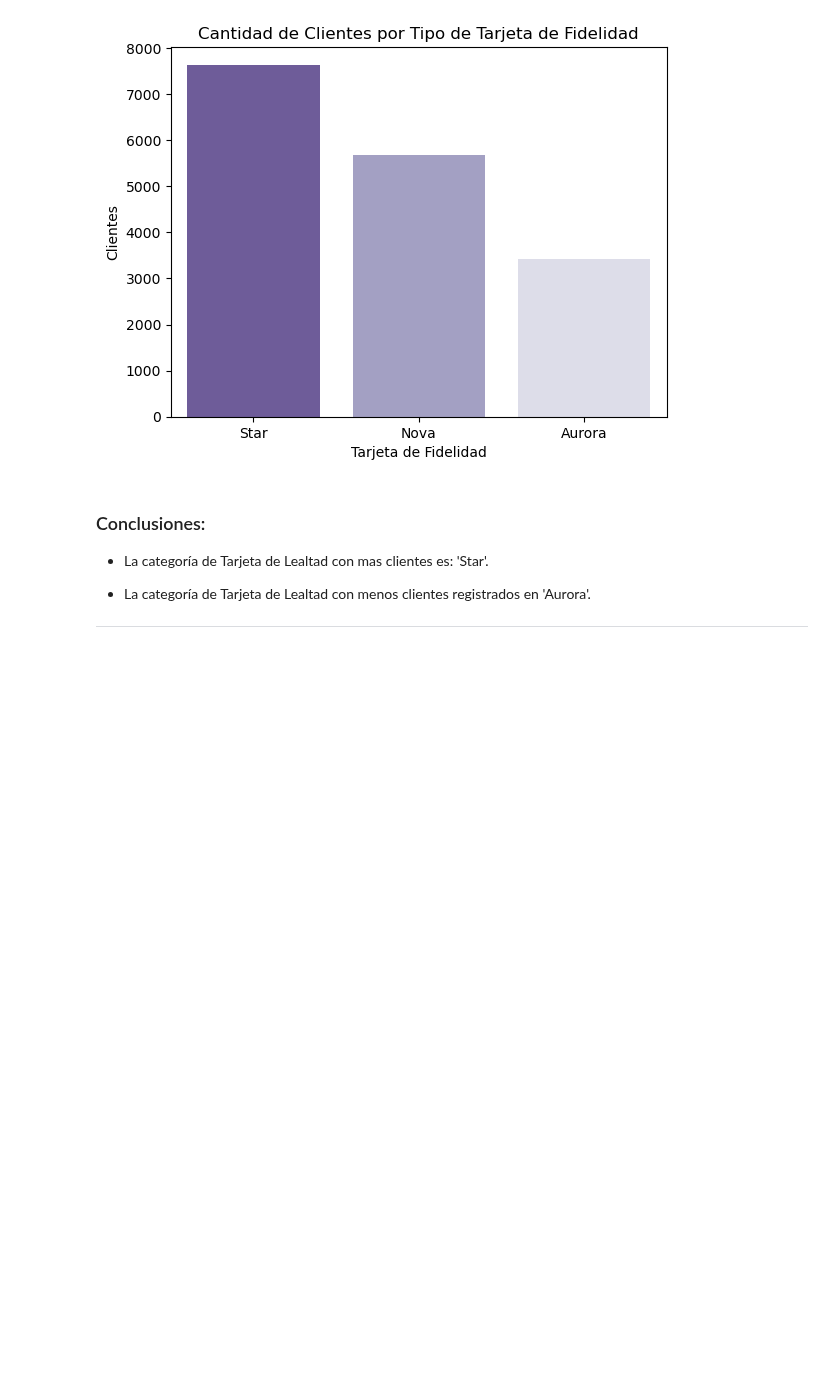
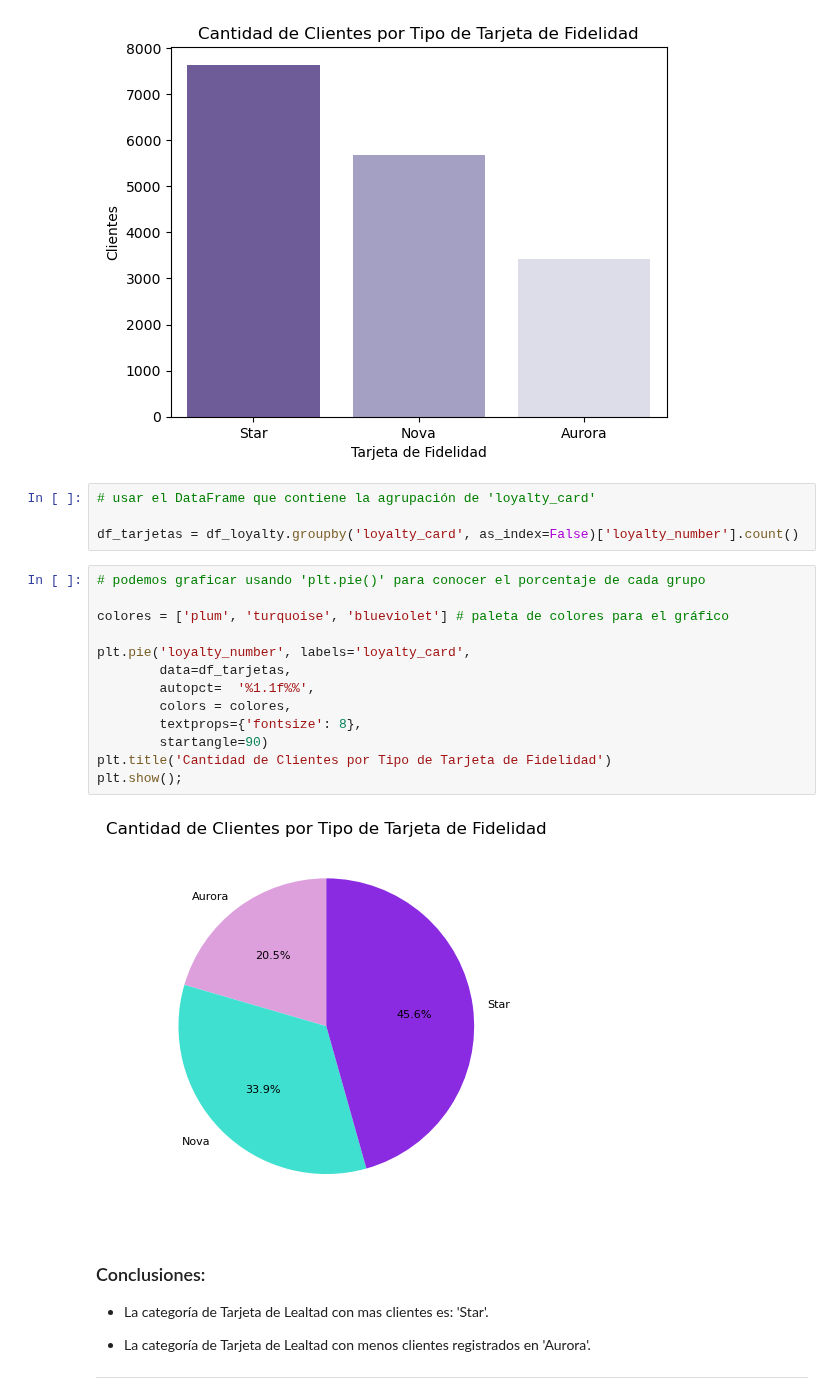
Before and after one commit to Adalab/bda-modulo-3-evaluacion-final-MarPastor, a Jupyter notebook: notebook/final_evaluation_mod3_marpastor.ipynb, the cells around one changed output. Saved outputs shown, nothing was run; the diff lists cells and outputs as text; blank space fills up the shorter version.

```diff
--- a/notebook/final_evaluation_mod3_marpastor.ipynb
+++ b/notebook/final_evaluation_mod3_marpastor.ipynb
@@ -1518,6 +1518,25 @@ plt.xlabel('Tarjeta de Fidelidad')
 plt.show();
 # %% [output]
 [figure]
+# %%
+# usar el DataFrame que contiene la agrupación de 'loyalty_card'
+
+df_tarjetas = df_loyalty.groupby('loyalty_card', as_index=False)['loyalty_number'].count()
+# %%
+# podemos graficar usando 'plt.pie()' para conocer el porcentaje de cada grupo
+
+colores = ['plum', 'turquoise', 'blueviolet'] # paleta de colores para el gráfico
+
+plt.pie('loyalty_number', labels='loyalty_card',
+        data=df_tarjetas,
+        autopct=  '%1.1f%%',
+        colors = colores,
+        textprops={'fontsize': 8},
+        startangle=90)
+plt.title('Cantidad de Clientes por Tipo de Tarjeta de Fidelidad')
+plt.show();
+# %% [output]
+[figure, added]
 # %% [markdown]
 ### Conclusiones:
 
```
Also changed, not shown: parts of 1 cell of this notebook, 1 other file.
